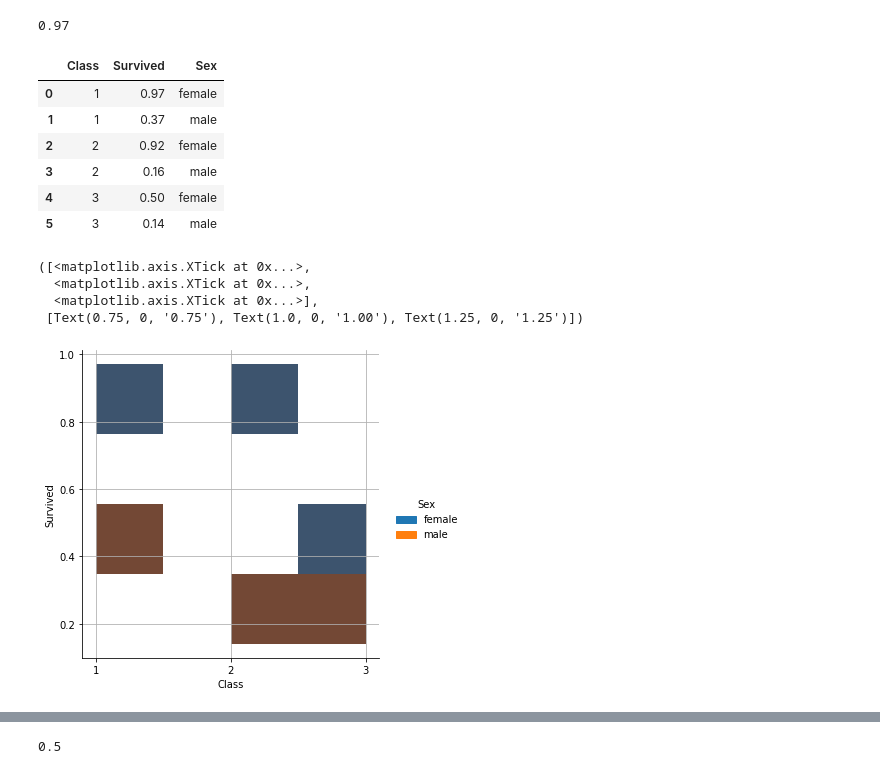
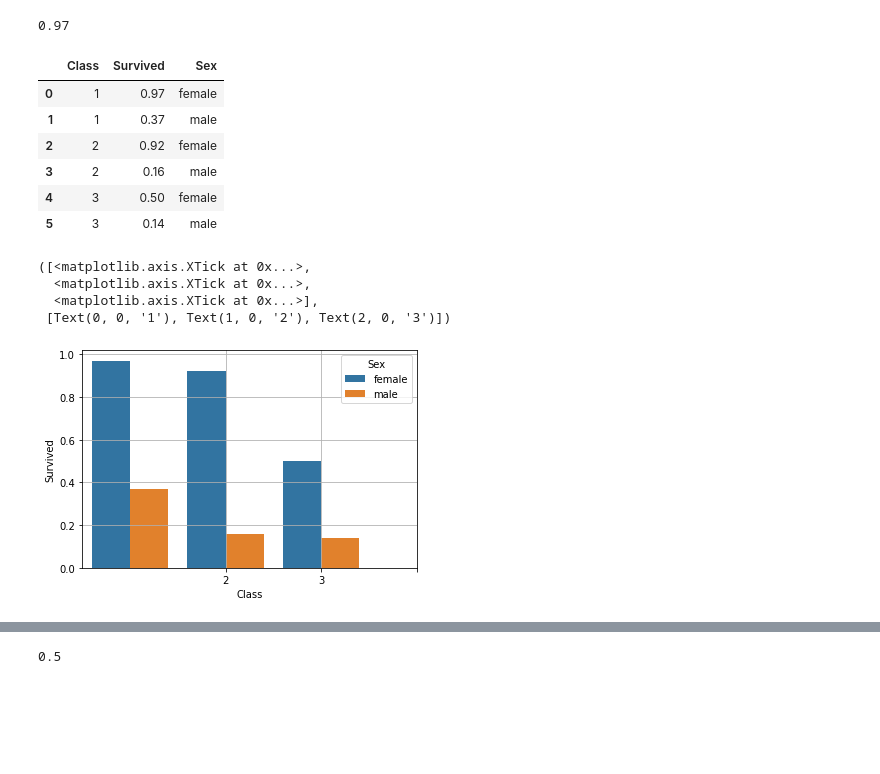
Before and after one commit to maciejszuba/kaggle_titanic_challenge, a Jupyter notebook: notebooks/data-analysis.ipynb, the cells around one changed output, grey strips where cells are left out. Saved outputs shown, nothing was run; the diff lists cells and outputs as text; code cells hidden in the pictures; blank space fills up the shorter version.

```diff
--- a/notebooks/data-analysis.ipynb
+++ b/notebooks/data-analysis.ipynb
@@ -11,0 +136,21 @@ data = pd.read_csv('../raw_data/train.csv')
+# %%
+numeric_features = ["Fare"]
+numeric_transformer = Pipeline(
+    steps=[("imputer", SimpleImputer(strategy="median")), ("scaler", StandardScaler())]
+)
+
+categorical_features = ["Embarked", "Sex", "Pclass"]
+categorical_transformer = Pipeline(
+    steps=[
+        ("encoder", OneHotEncoder(handle_unknown="ignore")),
+        ("selector", SelectPercentile(chi2, percentile=50)),
+    ]
+)
+preprocessor = ColumnTransformer(
+    transformers=[
+        ("num", numeric_transformer, numeric_features),
+        ("cat", categorical_transformer, categorical_features),
+    ]
+)
+# %%
+preprocessor.fit_transform(data)
@@ -11,0 +159,2 @@ data = pd.read_csv('../raw_data/train.csv')
+# %%
+mf_imputer.fit(data)
@@ -11,0 +231,3 @@ data = pd.read_csv('../raw_data/train.csv')
+# %%
+for x in data.columns:
+    print(f'{data[x].value_counts()}\n\n-------------\n')
@@ -80,23 +336,23 @@ def get_survival_rate_per_sex_and_class():
     })
 
 sex_class_survival = get_survival_rate_per_sex_and_class()
-# %%
-sex_class_survival
-# %% [output]
-|  | Class | Survived | Sex |
-| 0 | 1 | 0.97 | female |
-| 1 | 1 | 0.37 | male |
-| 2 | 2 | 0.92 | female |
-| 3 | 2 | 0.16 | male |
-| 4 | 3 | 0.50 | female |
-| 5 | 3 | 0.14 | male |
+# %%
+sex_class_survival
+# %% [output]
+|  | Class | Survived | Sex |
+| 0 | 1 | 0.97 | female |
+| 1 | 1 | 0.37 | male |
+| 2 | 2 | 0.92 | female |
+| 3 | 2 | 0.16 | male |
+| 4 | 3 | 0.50 | female |
+| 5 | 3 | 0.14 | male |
 # %%
-sns.displot(data = sex_class_survival, x = 'Class', y = 'Survived', hue = 'Sex')
+sns.barplot(data = sex_class_survival, x = 'Class', y = 'Survived', hue = 'Sex')
 plt.grid()
 plt.xticks(np.arange(1,4, 1))
 # %% [output]
 ([<matplotlib.axis.XTick at 0x...>,
   <matplotlib.axis.XTick at 0x...>,
   <matplotlib.axis.XTick at 0x...>],
- [Text(0.75, 0, '0.75'), Text(1.0, 0, '1.00'), Text(1.25, 0, '1.25')])
+ [Text(0, 0, '1'), Text(1, 0, '2'), Text(2, 0, '3')])
-[figure, old version]
+[figure, new version]
```
Also changed, not shown: parts of 41 cells of this notebook.
